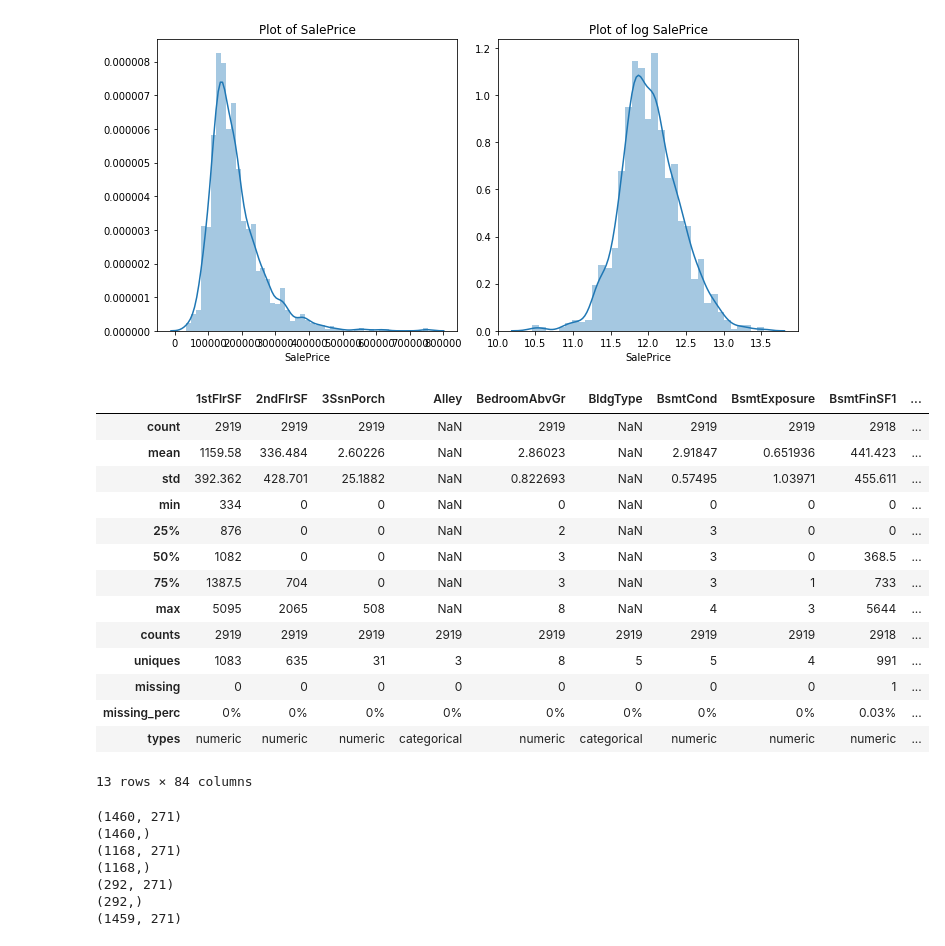
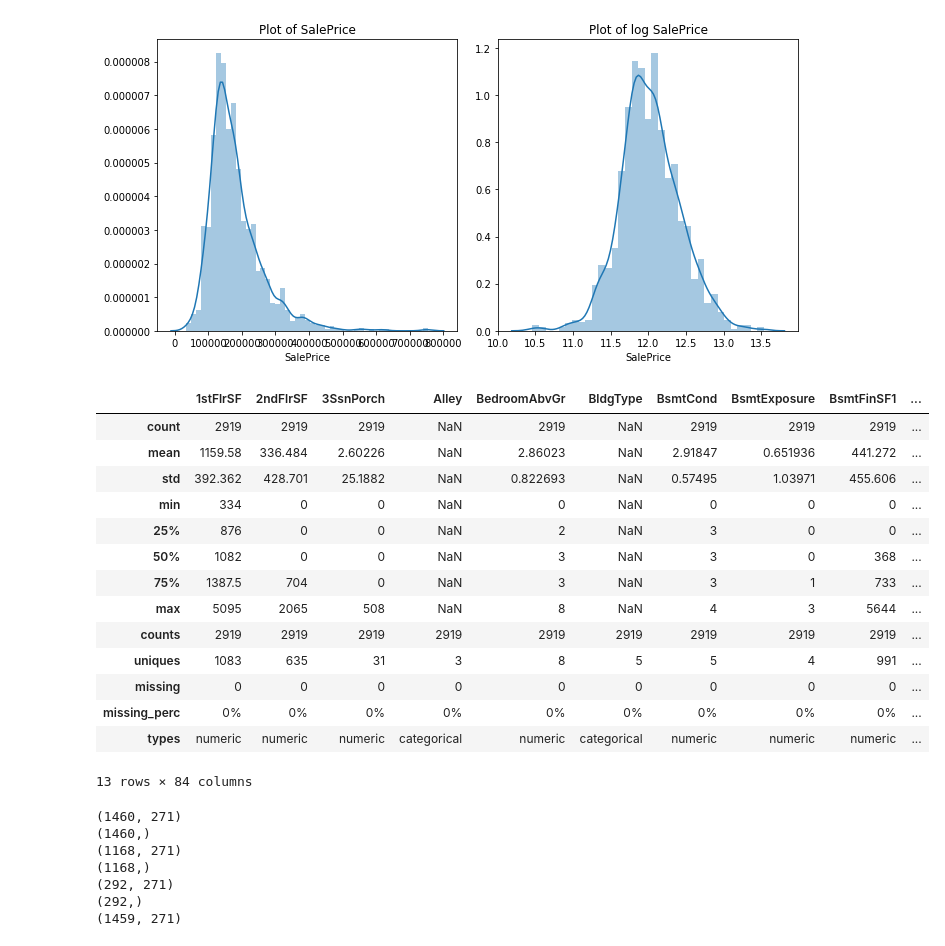
Before and after one commit to AdityaSidharta/ST4240, a Jupyter notebook: ass_1/q4/Question 4.ipynb, the cells around one changed output. Drawn from its saved outputs; the diff is of its cells as text; code cells hidden in the pictures.

```diff
--- a/ass_1/q4/Question 4.ipynb
+++ b/ass_1/q4/Question 4.ipynb
@@ -136,7 +136,10 @@ def handle_missing_data(df):
     df.loc[:, "BsmtFinType2"] = df.loc[:, "BsmtFinType2"].fillna("No")
     df.loc[:, "BsmtFullBath"] = df.loc[:, "BsmtFullBath"].fillna(0)
     df.loc[:, "BsmtHalfBath"] = df.loc[:, "BsmtHalfBath"].fillna(0)
+    df.loc[:, "BsmtFinSF1"] = df.loc[:, "BsmtFinSF1"].fillna(0)
+    df.loc[:, "BsmtFinSF2"] = df.loc[:, "BsmtFinSF2"].fillna(0)
     df.loc[:, "BsmtUnfSF"] = df.loc[:, "BsmtUnfSF"].fillna(0)
+    df.loc[:, "TotalBsmtSF"] = df.loc[:, "TotalBsmtSF"].fillna(0)
     df.loc[:, "CentralAir"] = df.loc[:, "CentralAir"].fillna("N")
     df.loc[:, "Condition1"] = df.loc[:, "Condition1"].fillna("Norm")
     df.loc[:, "Condition2"] = df.loc[:, "Condition2"].fillna("Norm")
@@ -153,6 +156,7 @@ def handle_missing_data(df):
     df.loc[:, "GarageCond"] = df.loc[:, "GarageCond"].fillna("No")
     df.loc[:, "GarageArea"] = df.loc[:, "GarageArea"].fillna(0)
     df.loc[:, "GarageCars"] = df.loc[:, "GarageCars"].fillna(0)
+    df.loc[:, "GarageYrBlt"] = df.loc[:, "GarageYrBlt"].fillna(0)
     df.loc[:, "HalfBath"] = df.loc[:, "HalfBath"].fillna(0)
     df.loc[:, "HeatingQC"] = df.loc[:, "HeatingQC"].fillna("TA")
     df.loc[:, "KitchenAbvGr"] = df.loc[:, "KitchenAbvGr"].fillna(0)
@@ -173,9 +177,22 @@ def handle_missing_data(df):
     df.loc[:, "Utilities"] = df.loc[:, "Utilities"].fillna("AllPub")
     df.loc[:, "WoodDeckSF"] = df.loc[:, "WoodDeckSF"].fillna(0)
 
+
+
+    df['MSZoning'] = df['MSZoning'].fillna(df['MSZoning'].mode()[0])
+    df['SaleType'] = df['SaleType'].fillna(df['SaleType'].mode()[0])
+    df['Electrical'] = df['Electrical'].fillna(df['Electrical'].mode()[0])
+    df['Exterior1st'] = df['Exterior1st'].fillna(df['Exterior1st'].mode()[0])
+    df['Exterior2nd'] = df['Exterior2nd'].fillna(df['Exterior2nd'].mode()[0])
+    df['SaleType'] = df['SaleType'].fillna(df['SaleType'].mode()[0])
+
+
     df['MSSubClass'] = df['MSSubClass'].apply(str)
     df['YrSold'] = df['YrSold'].astype(str)
     df['MoSold'] = df['MoSold'].astype(str)
+    df['Utilities'] = np.where(df['Utilities'].values == 'AllPub', 0,1)
+    df['CentralAir'] = np.where(df['CentralAir'].values == 'N', 0,1)
+    df['Street'] = np.where(df['Street'].values == 'Grvl', 0,1)
 
     df['BsmtCond'] = replace_1(df['BsmtCond'])
     df['BsmtExposure'] = replace_3(df['BsmtExposure'])
@@ -201,25 +218,25 @@ def handle_missing_data(df):
 
     return df
 # %%
-df_all = handle_missing_data(df_all)
+df_all_complete = handle_missing_data(df_all)
 # %%
-dfs = DataFrameSummary(df_all)
+dfs = DataFrameSummary(df_all_complete)
 dfs_summary = dfs.summary()
 display(dfs_summary)
 # %% [output]
 |  | 1stFlrSF | 2ndFlrSF | 3SsnPorch | Alley | BedroomAbvGr | BldgType | BsmtCond | BsmtExposure | BsmtFinSF1 | ... |
-| count | 2919 | 2919 | 2919 | NaN | 2919 | NaN | 2919 | 2919 | 2918 | ... |
-| mean | 1159.58 | 336.484 | 2.60226 | NaN | 2.86023 | NaN | 2.91847 | 0.651936 | 441.423 | ... |
-| std | 392.362 | 428.701 | 25.1882 | NaN | 0.822693 | NaN | 0.57495 | 1.03971 | 455.611 | ... |
+| count | 2919 | 2919 | 2919 | NaN | 2919 | NaN | 2919 | 2919 | 2919 | ... |
+| mean | 1159.58 | 336.484 | 2.60226 | NaN | 2.86023 | NaN | 2.91847 | 0.651936 | 441.272 | ... |
+| std | 392.362 | 428.701 | 25.1882 | NaN | 0.822693 | NaN | 0.57495 | 1.03971 | 455.606 | ... |
 | min | 334 | 0 | 0 | NaN | 0 | NaN | 0 | 0 | 0 | ... |
 | 25% | 876 | 0 | 0 | NaN | 2 | NaN | 3 | 0 | 0 | ... |
-| 50% | 1082 | 0 | 0 | NaN | 3 | NaN | 3 | 0 | 368.5 | ... |
+| 50% | 1082 | 0 | 0 | NaN | 3 | NaN | 3 | 0 | 368 | ... |
 | 75% | 1387.5 | 704 | 0 | NaN | 3 | NaN | 3 | 1 | 733 | ... |
 | max | 5095 | 2065 | 508 | NaN | 8 | NaN | 4 | 3 | 5644 | ... |
-| counts | 2919 | 2919 | 2919 | 2919 | 2919 | 2919 | 2919 | 2919 | 2918 | ... |
+| counts | 2919 | 2919 | 2919 | 2919 | 2919 | 2919 | 2919 | 2919 | 2919 | ... |
 | uniques | 1083 | 635 | 31 | 3 | 8 | 5 | 5 | 4 | 991 | ... |
-| missing | 0 | 0 | 0 | 0 | 0 | 0 | 0 | 0 | 1 | ... |
-| missing_perc | 0% | 0% | 0% | 0% | 0% | 0% | 0% | 0% | 0.03% | ... |
+| missing | 0 | 0 | 0 | 0 | 0 | 0 | 0 | 0 | 0 | ... |
+| missing_perc | 0% | 0% | 0% | 0% | 0% | 0% | 0% | 0% | 0% | ... |
 | types | numeric | numeric | numeric | categorical | numeric | categorical | numeric | numeric | numeric | ... |
 13 rows × 84 columns
 # %%
```
Also changed, not shown: parts of 19 cells of this notebook, 6 other files.
